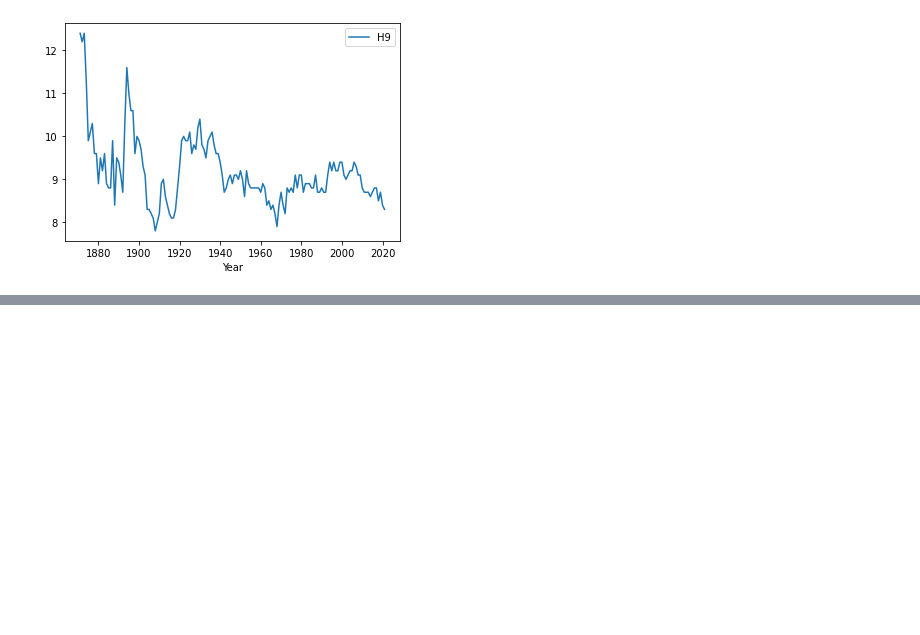
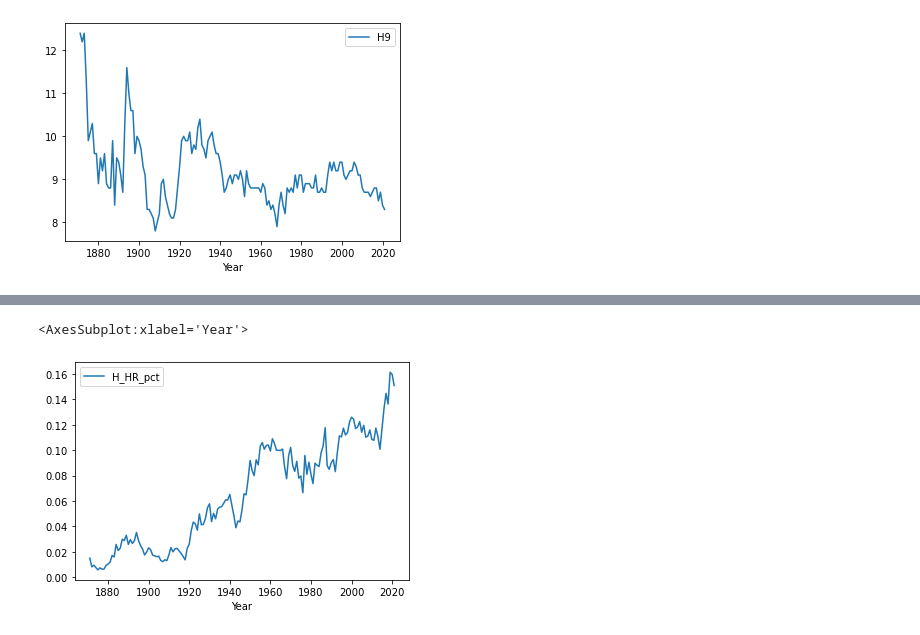
Before and after one commit to gcdean38/MSM_python, a Jupyter notebook: mutv/DDD0909.ipynb, the cells around one changed output, grey strips where cells are left out. Cells and saved outputs as stored; diff of their text form; code cells hidden in the pictures; blank space fills up the shorter version.

```diff
--- a/mutv/DDD0909.ipynb
+++ b/mutv/DDD0909.ipynb
@@ -99,0 +99,4 @@ yxy_pitching.plot.line(x="Year",y="H9")
+# %%
+yxy_batting = pd.read_csv('https://raw.githubusercontent.com/gcdean38/MSM_python/main/mutv/DDD0909_1.csv')
+# %%
+yxy_batting = yxy_batting[['Year','R/G','G','PA','AB','R','H','HR','BB','SO','BA','OBP','SLG','OPS','TB']]
@@ -99,0 +122,4 @@ yxy_pitching.plot.line(x="Year",y="H9")
+# %%
+
+yxy_batting['decade'] = yxy_batting['Year'].astype(str).str[:3]+"0s"
+yxy_batting
@@ -99,0 +140,6 @@ yxy_pitching.plot.line(x="Year",y="H9")
+# %%
+yxy_batting['H_HR_pct'] = yxy_batting['HR'] / yxy_batting['H']
+yxy_batting['SO_pct'] = yxy_batting['SO'] / yxy_batting['PA']
+yxy_batting['H_pct'] = yxy_batting['H'] / yxy_batting['PA']
+yxy_batting['BB_pct'] = yxy_batting['BB'] / yxy_batting['PA']
+yxy_batting['HR_pct'] = yxy_batting['HR'] / yxy_batting['PA']
@@ -99,0 +166,5 @@ yxy_pitching.plot.line(x="Year",y="H9")
+# %%
+yxy_batting.plot.line(x="Year",y="H_HR_pct")
+# %% [output]
+<AxesSubplot:xlabel='Year'>
+[figure, added]
```
Also changed, not shown: parts of 20 cells of this notebook.
